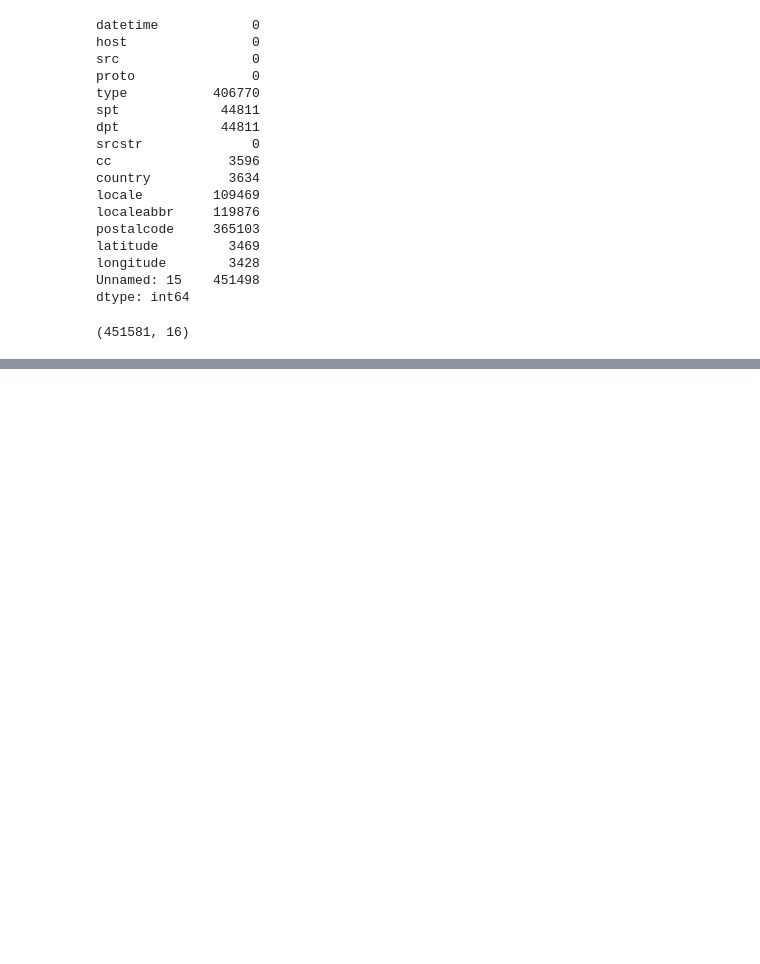
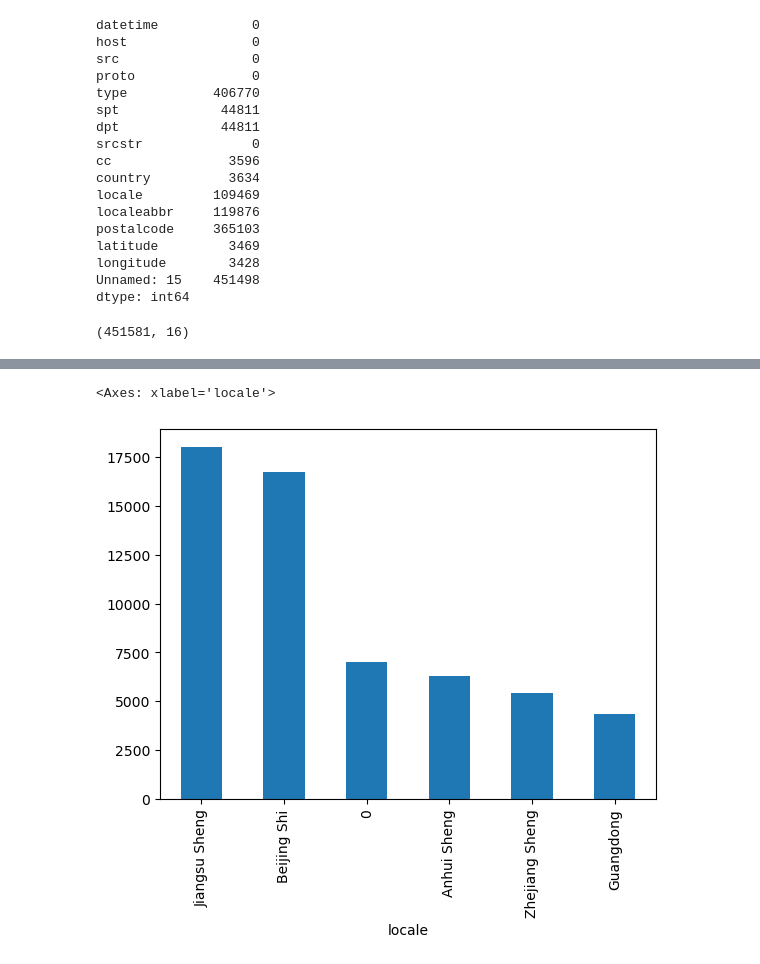
Before and after one commit to CarlosEM3/data-intrusion, a Jupyter notebook: code/JIntrusion EDA.ipynb, the cells around one changed output, grey strips where cells are left out. Drawn from its saved outputs; the diff is of its cells as text; code cells hidden in the pictures; blank space fills up the shorter version.

```diff
--- a/code/JIntrusion EDA.ipynb
+++ b/code/JIntrusion EDA.ipynb
@@ -78,0 +79,3 @@ country_type_counts.nlargest(5).plot.bar()
+# %%
+country_date = df.groupby(["country", "datetime"]).sum()
+country_date
@@ -78,0 +97,3 @@ country_type_counts.nlargest(5).plot.bar()
+# %%
+china_date = country_date.loc["China"]
+china_date
@@ -78,0 +115,6 @@ country_type_counts.nlargest(5).plot.bar()
+# %%
+china_date_chart = china_date["locale"].value_counts()
+china_date_chart.nlargest(6).plot.bar()
+# %% [output]
+<Axes: xlabel='locale'>
+[figure, added]
```
Also changed, not shown: parts of 17 cells of this notebook.
